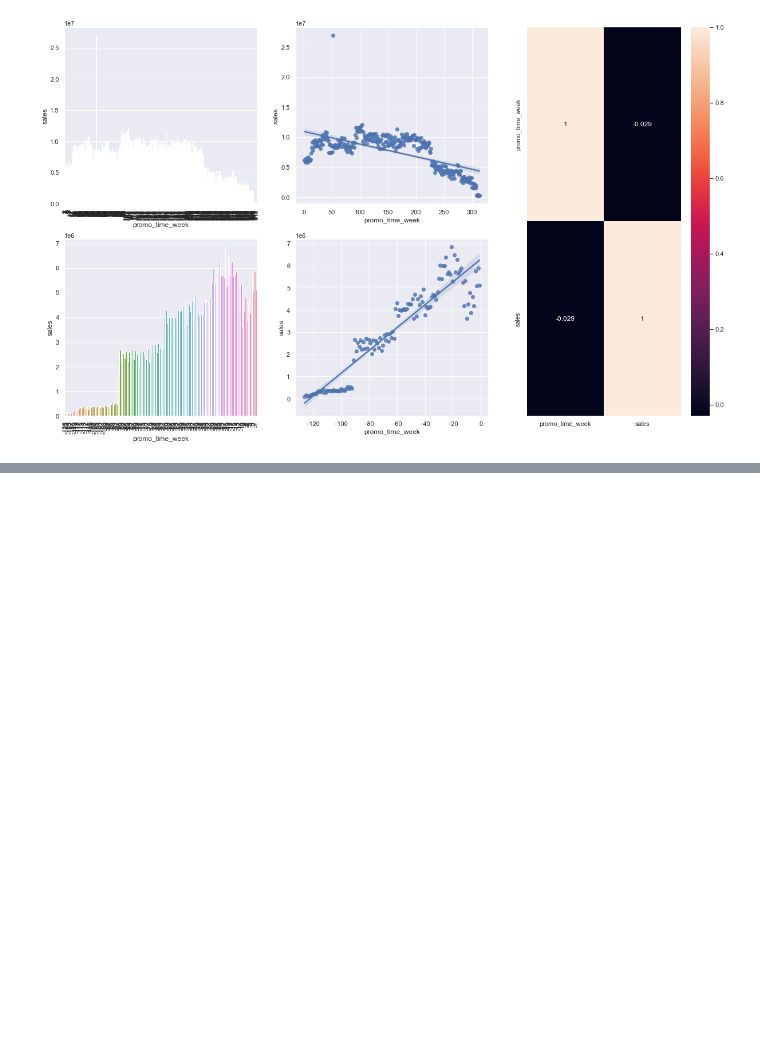
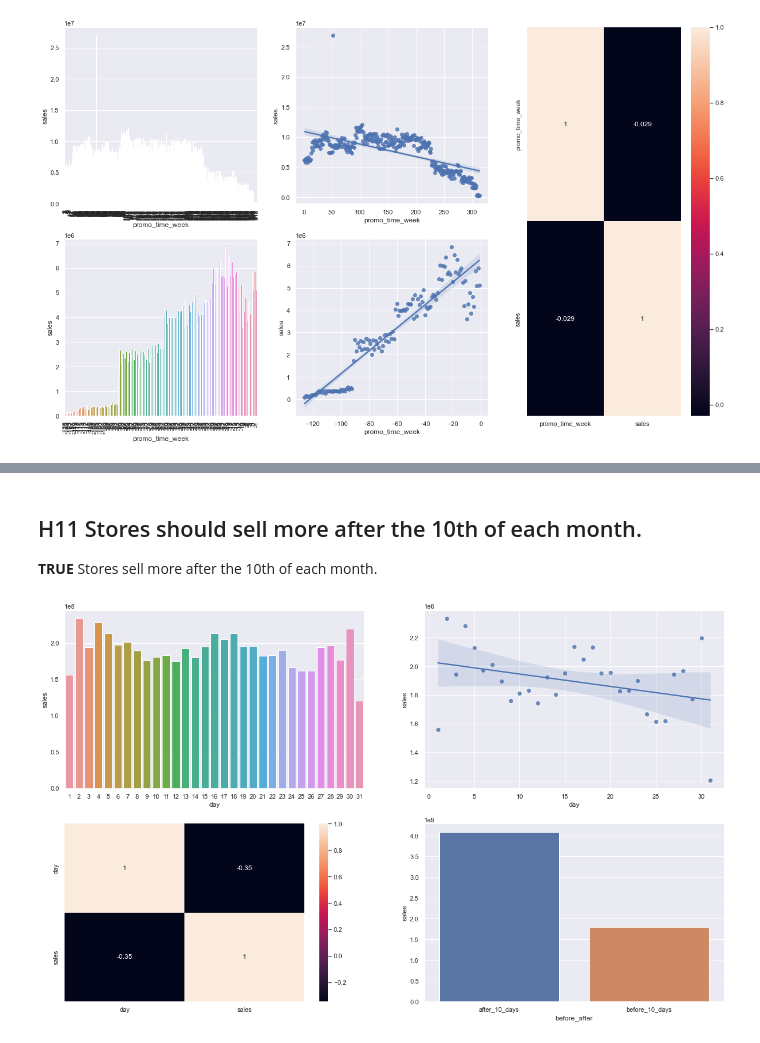
Before and after one commit to ViniciusKos/forecast_sales, a Jupyter notebook: forecast_sales.ipynb, the cells around one changed output, grey strips where cells are left out. Saved outputs shown, nothing was run; the diff lists cells and outputs as text; code cells hidden in the pictures; blank space fills up the shorter version.

```diff
--- a/forecast_sales.ipynb
+++ b/forecast_sales.ipynb
@@ -560,0 +625,23 @@ fig.set_size_inches(20.5, 12.5)
+# %% [markdown]
+## H11 Stores should sell more after the 10th of each month.
+**TRUE** Stores sell more after the 10th of each month.
+# %%
+aux1 = df4[['day', 'sales']].groupby( 'day' ).sum().reset_index()
+
+plt.subplot( 2, 2, 1)
+sns.barplot( x='day', y='sales', data=aux1 );
+
+plt.subplot( 2, 2, 2 )
+sns.regplot( x='day', y='sales', data=aux1 );
+
+plt.subplot( 2, 2, 3 )
+sns.heatmap( aux1.corr( method='pearson' ), annot=True );
+plt.gcf().set_size_inches(20.5,12.5)
+
+
+plt.subplot( 2, 2, 4)
+aux1['before_after']= np.where(aux1['day']<10,'before_10_days','after_10_days')
+aux2=aux1[['before_after','sales']].groupby( 'before_after').sum().reset_index()
+sns.barplot(x='before_after',y='sales',data=aux2);
+# %% [output]
+[figure, added]
```
Also changed, not shown: parts of 16 cells of this notebook.
